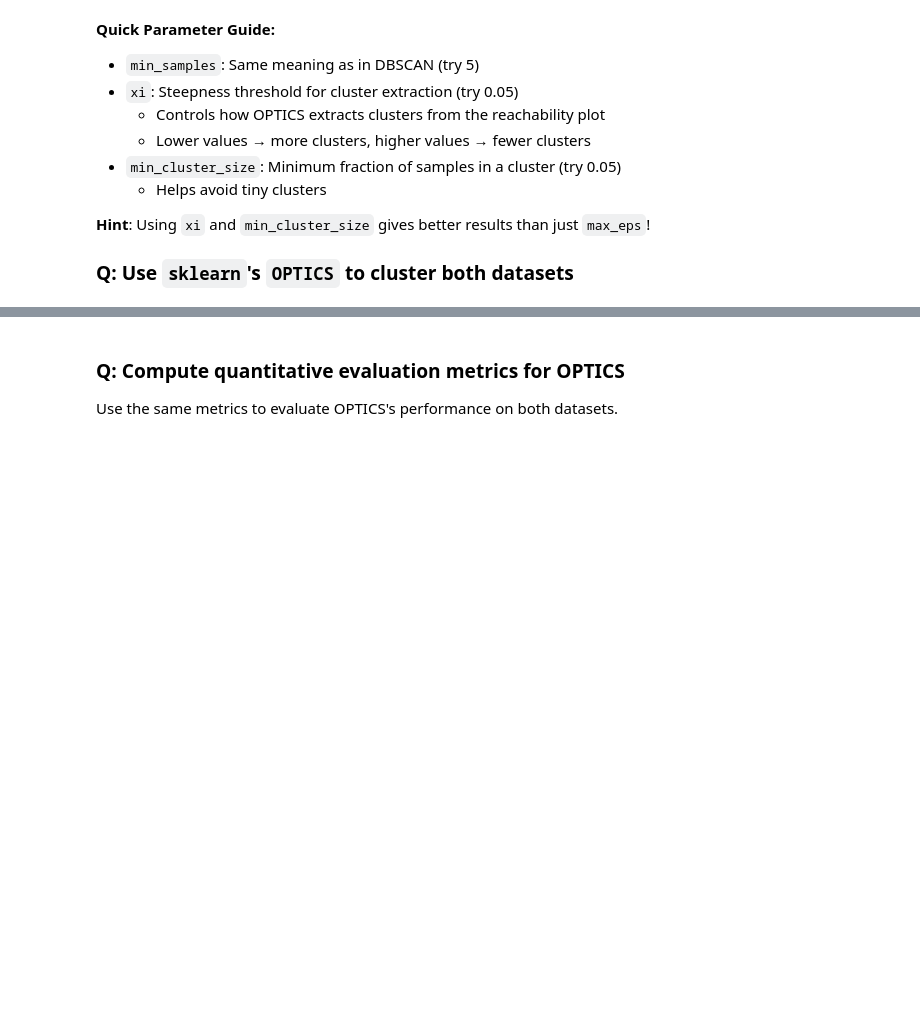
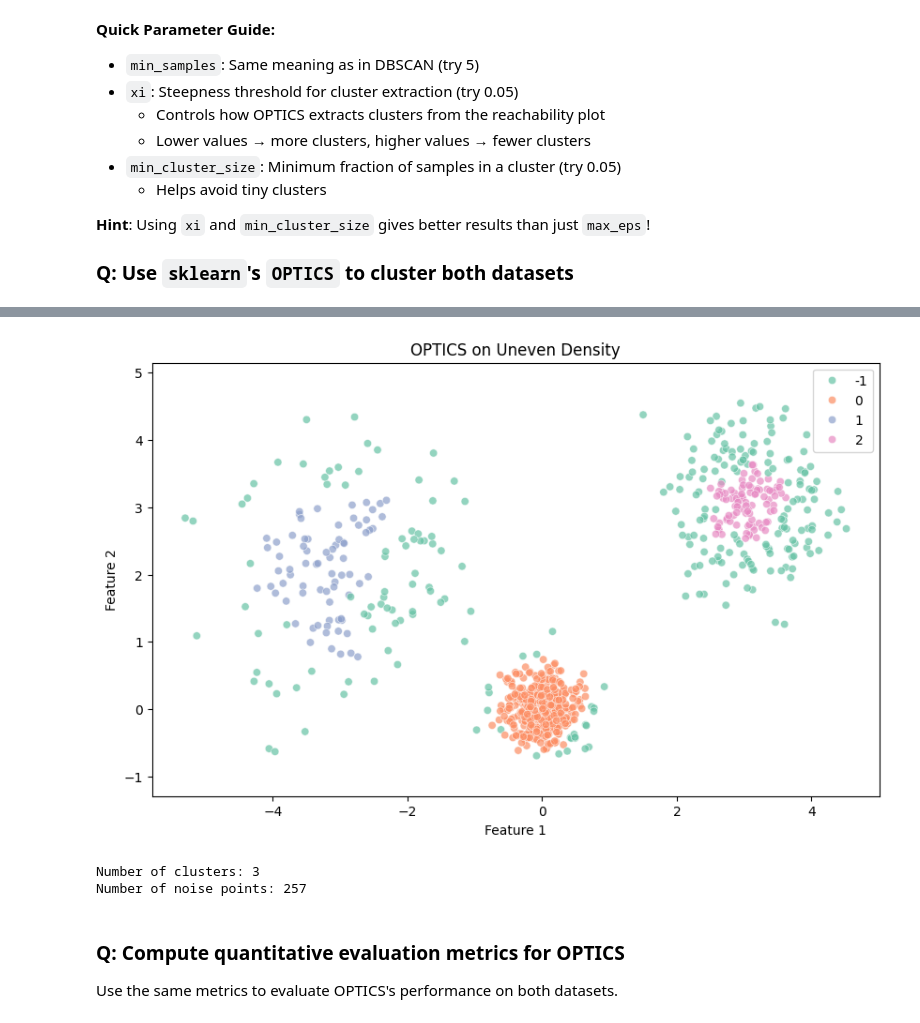
Before and after one commit to AK-256/bwsi-comp-problem-solving, a Jupyter notebook: mod6_unsupervised_learning/3_more_density_clustering.ipynb, the cells around one changed output, grey strips where cells are left out. Cells and saved outputs as stored; diff of their text form; code cells hidden in the pictures; blank space fills up the shorter version.

```diff
--- a/mod6_unsupervised_learning/3_more_density_clustering.ipynb
+++ b/mod6_unsupervised_learning/3_more_density_clustering.ipynb
@@ -236,25 +246,25 @@ YOUR ANSWER HERE
 # %%
-# OPTICS on Dataset 2: Uneven Density Clusters
-# YOUR CODE HERE
-# optics_uneven = OPTICS(min_samples=    , xi=    , min_cluster_size=    )
-# labels_optics_uneven = optics_uneven.fit_predict(     )
+optics_uneven = OPTICS(min_samples=5, xi=0.05, min_cluster_size=0.05)
+labels_optics_uneven = optics_uneven.fit_predict(X_uneven)
 
-# Visualize clustering results
-# YOUR CODE HERE
-# plt.figure(figsize=(10, 6))
-# sns.scatterplot(x=     , y=     , hue=     , palette='Set2', alpha=0.7, legend='full')
-# plt.title('OPTICS on Uneven Density')
-# plt.xlabel('Feature 1')
-# plt.ylabel('Feature 2')
-# plt.axis('equal')
-# plt.show()
+plt.figure(figsize=(10, 6))
+sns.scatterplot(x=X_uneven[:, 0], y=X_uneven[:, 1],
+                hue=labels_optics_uneven, palette='Set2',
+                alpha=0.7, legend='full')
+plt.title('OPTICS on Uneven Density')
+plt.xlabel('Feature 1')
+plt.ylabel('Feature 2')
+plt.axis('equal')
+plt.show()
 
-# Print clustering statistics
-# YOUR CODE HERE
-# n_clusters_optics_uneven = len(set(labels_optics_uneven)) - (1 if -1 in labels_optics_uneven else 0)
-# n_noise_optics_uneven = list(labels_optics_uneven).count(-1)
-# print(f"Number of clusters: {n_clusters_optics_uneven}")
-# print(f"Number of noise points: {n_noise_optics_uneven}")
+n_clusters_optics_uneven = len(set(labels_optics_uneven)) - (1 if -1 in labels_optics_uneven else 0)
+n_noise_optics_uneven    = list(labels_optics_uneven).count(-1)
+print(f"Number of clusters: {n_clusters_optics_uneven}")
+print(f"Number of noise points: {n_noise_optics_uneven}")
+# %% [output]
+[figure, added]
+Number of clusters: 3
+Number of noise points: 257
 # %% [markdown]
 ### Q: Compute quantitative evaluation metrics for OPTICS
 
```
Also changed, not shown: parts of 9 cells of this notebook, 1 other file.
